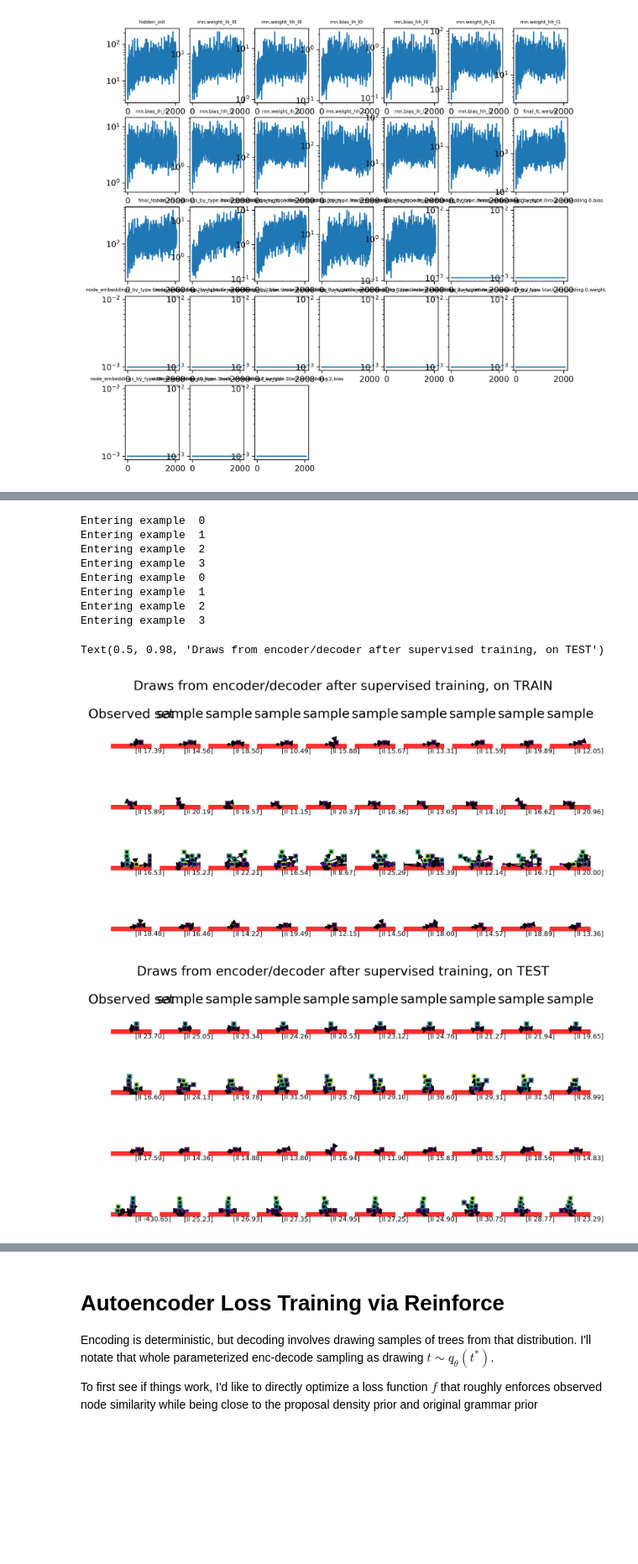
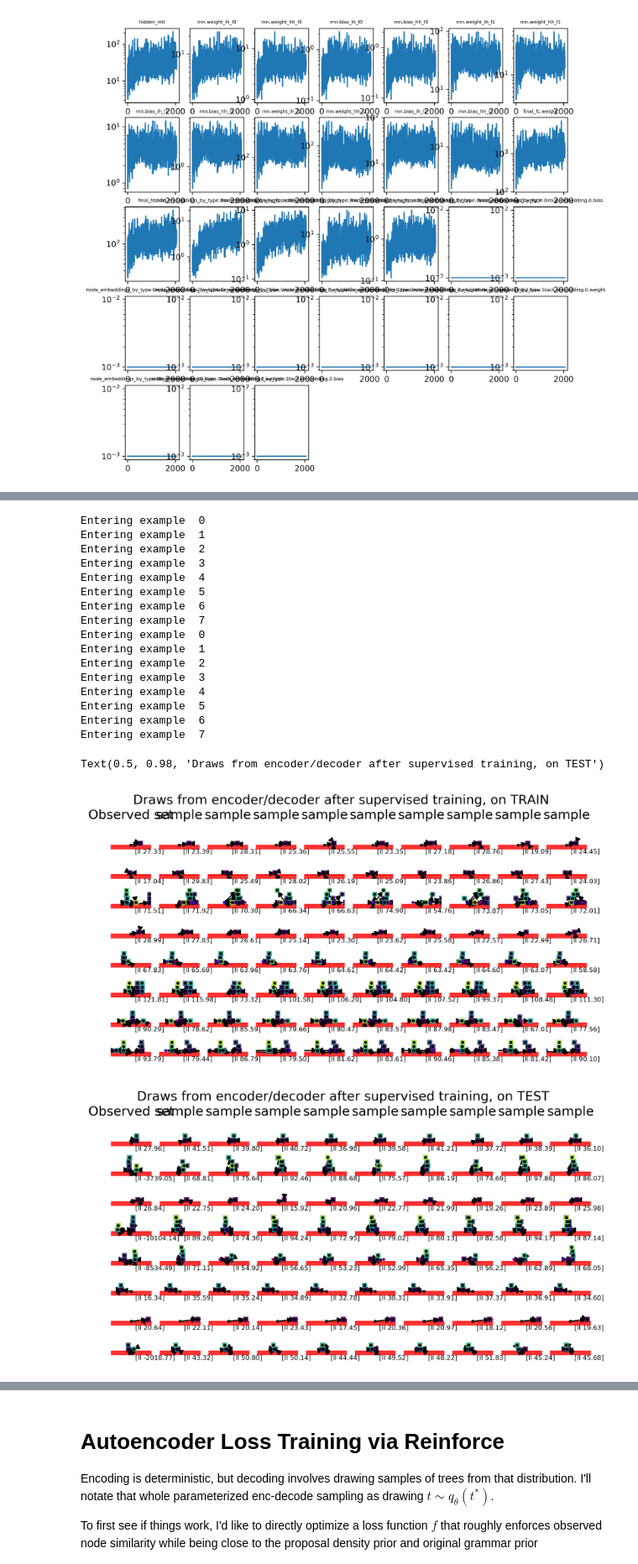
Before and after one commit to gizatt/spatial_scene_grammars, a Jupyter notebook: spatial_scene_grammars_examples/planar_box_stacks_complex/train_grammar_encoder.ipynb, the cells around one changed output, grey strips where cells are left out. Shown at 84% size. Cells and saved outputs as stored; diff of their text form; code cells hidden in the pictures; blank space fills up the shorter version.

```diff
--- a/spatial_scene_grammars_examples/planar_box_stacks_complex/train_grammar_encoder.ipynb
+++ b/spatial_scene_grammars_examples/planar_box_stacks_complex/train_grammar_encoder.ipynb
@@ -325,12 +325,13 @@ for k in range(N_width):
 
 This is for training the encoder to be in the neighborhood of being reasonable: given an observed tree, encode its observed nodes to get an inference grammar parameter set x, and then score the ground truth tree under that parameter set; backprob through x to increase the log-prob of the ground truth tree.
 # %%
-# Training
 N_EPOCHS = 5000
 N_ITERS_PER_EPOCH = 50
 CHECKPOINT_SAVE_PERIOD=250
 CLIP_VALUE = 1E3
 torch.manual_seed(1234)
+
+SETUP_TRAINING = False
 
 def save_encoder_state(save_path):
     print("Saving to path ", save_path)
@@ -349,15 +350,18 @@ checkpoint_save_dir = os.path.join(
     "checkpoints"
 )
 
-optimizer = torch.optim.Adam(encoder.parameters(), lr=0.001)
-scheduler = torch.optim.lr_scheduler.ReduceLROnPlateau(optimizer, mode="max", patience=250, factor=0.5)
+if SETUP_TRAINING:
+    optimizer = torch.optim.Adam(encoder.parameters(), lr=0.001)
+    scheduler = torch.optim.lr_scheduler.ReduceLROnPlateau(optimizer, mode="max", patience=250, factor=0.5)
 
-continuous_score_history = []
-discrete_score_history = []
-total_objective_history = []
-score_history = []
-all_gradients_history = {name: [] for name, _ in encoder.named_parameters()}
-for epoch in range(N_EPOCHS):
+    continuous_score_history = []
+    discrete_score_history = []
+    total_objective_history = []
+    score_history = []
+    all_gradients_history = {name: [] for name, _ in encoder.named_parameters()}
+    epoch = 0
+
+while epoch < N_EPOCHS:
     total_discrete_score = 0.
     total_continuous_score = 0.
     optimizer.zero_grad()
@@ -418,5 +422,7 @@ for epoch in range(N_EPOCHS):
     if (epoch >= 0 and epoch % CHECKPOINT_SAVE_PERIOD == 0):
         save_encoder_state("saved_models/checkpoints/%d_%0.03f.torch" % (epoch, total_objective_history[-1]))
 
+    epoch += 1
+
 supervised_training_finish_time = time.time()
 # %% [output]
@@ -480,7 +485,7 @@ def make_plot(observed_nodes, full_trees, ):
     plt.figure(dpi=300).set_size_inches(8, 4)
     fig = plt.gcf()
     N_width = 10
-    N_height = 4
+    N_height = 8
     torch.random.manual_seed(41)
 
     for i in range(N_height):
@@ -500,35 +505,43 @@ def make_plot(observed_nodes, full_trees, ):
             ax = plt.subplot(N_height, N_width, k + 1)
             sampled_tree, _, _ = encoder.sample_tree_from_grammar_vector(x)
             proposal_density = encoder.score_tree_with_grammar_vector(sampled_tree, x, include_continuous=True)
             #box_k = 0
             #for node in sampled_tree.nodes:
             #    if isinstance(node, Box):
             #        node.xy = torch.tensor([0., box_k])
             #        box_k += 1
             #    else:
             #        node.xy = torch.zeros(2)
             draw_boxes(sampled_tree, fig=fig, ax=ax, block=False)
             if i == 0:
                 plt.title("sample")
             plt.text(x=1., y=-2., s="[ll %0.2f]" % proposal_density, fontsize=6)
 
 make_plot(observed_nodes_for_training, full_trees_for_training)
 plt.suptitle("Draws from encoder/decoder after supervised training, on TRAIN")
 
 make_plot(observed_nodes_for_testing, full_trees_for_testing)
 plt.suptitle("Draws from encoder/decoder after supervised training, on TEST")
 # %% [output]
 Entering example  0
 Entering example  1
 Entering example  2
 Entering example  3
+Entering example  4
+Entering example  5
+Entering example  6
+Entering example  7
 Entering example  0
 Entering example  1
 Entering example  2
 Entering example  3
+Entering example  4
+Entering example  5
+Entering example  6
+Entering example  7
 Text(0.5, 0.98, 'Draws from encoder/decoder after supervised training, on TEST')
-[figure, old version]
+[figure, new version]
-[figure, old version]
+[figure, new version]
 # %%
 # Save output
 save_dir = os.path.join(
```
Also changed, not shown: parts of 6 cells of this notebook.
